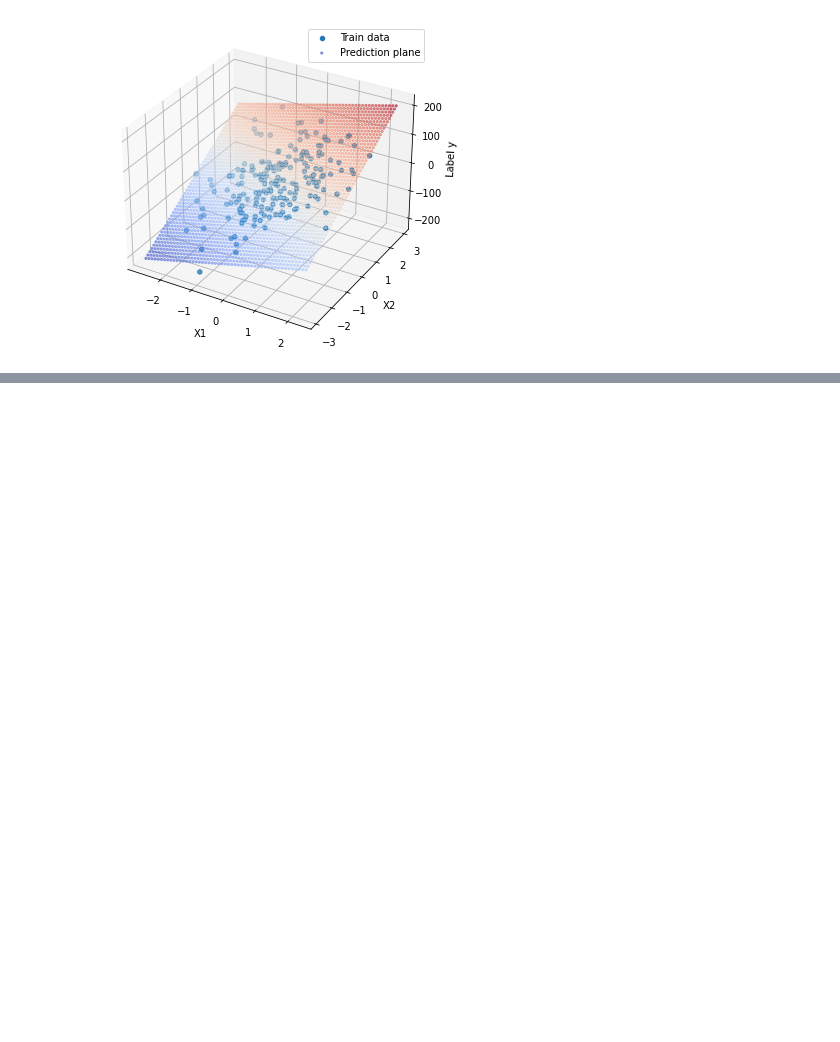
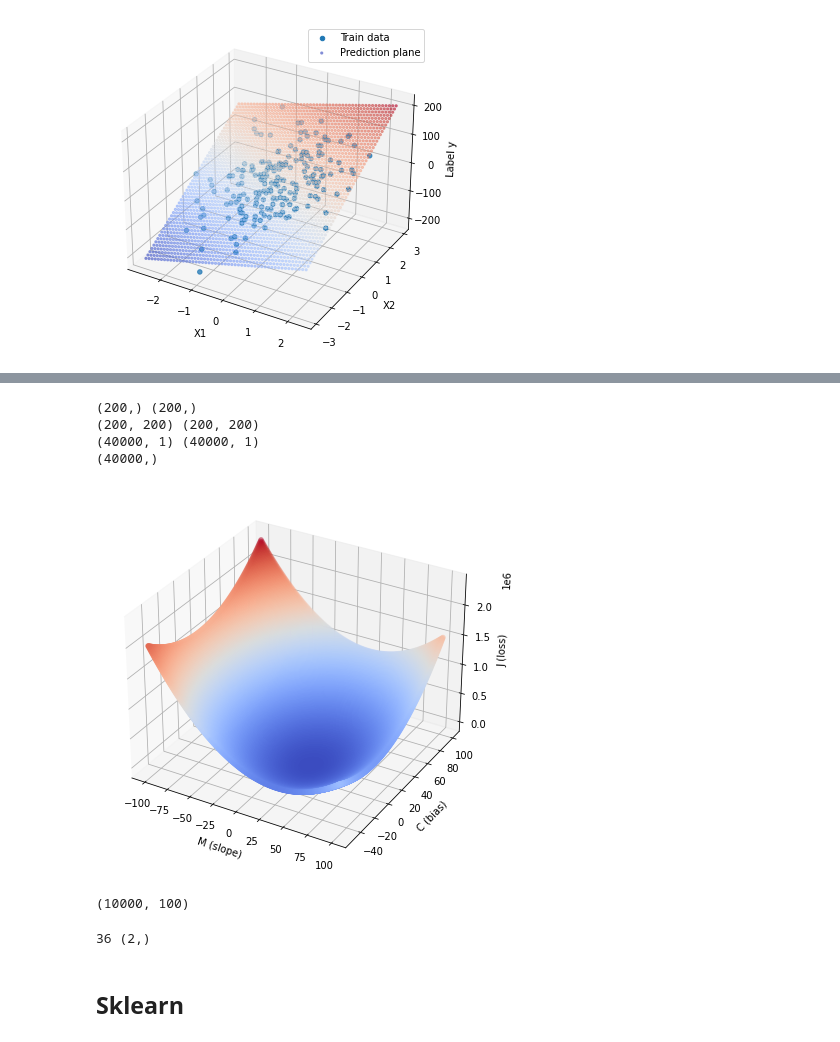
Before and after one commit to princeyyadav/CB-LV-PY-Oct21, a Jupyter notebook: DS/10 Loss Visualization/10 Visualization.ipynb, the cells around one changed output, grey strips where cells are left out. Saved outputs shown, nothing was run; the diff lists cells and outputs as text; code cells hidden in the pictures; blank space fills up the shorter version.

```diff
--- a/DS/10 Loss Visualization/10 Visualization.ipynb
+++ b/DS/10 Loss Visualization/10 Visualization.ipynb
@@ -209,0 +231,28 @@ plt.show()
+# %%
+M = np.linspace(-100, 100, 200)
+C = np.linspace(-50, 100, 200)
+print(M.shape, C.shape)
+
+M, C = np.meshgrid(M, C)
+print(M.shape, C.shape)
+
+M, C = M.reshape(-1,1), C.reshape(-1,1)
+print(M.shape, C.shape)
+
+J = loss(X, y, M, C)
+print(J.shape)
+# %% [output]
+(200,) (200,)
+(200, 200) (200, 200)
+(40000, 1) (40000, 1)
+(40000,)
+# %%
+plt.figure(figsize=(7,7))
+ax = plt.axes(projection='3d')
+ax.scatter(M, C, J, c=J, cmap = plt.cm.coolwarm)
+ax.set_xlabel("M (slope)")
+ax.set_ylabel("C (bias)")
+ax.set_zlabel("J (loss)")
+plt.show()
+# %% [output]
+[figure, added]
@@ -209,0 +265,12 @@ plt.show()
+# %%
+(y.reshape(-1,) - yhat).shape
+# %% [output]
+(10000, 100)
+# %%
+residual = []
+for m,c in zip(M,C):
+    r = (y - (m*X+c)).reshape(-1,) #- > row vector of size (2,)
+    residual.append(r)
+print(len(residual), residual[0].shape)
+# %% [output]
+36 (2,)
@@ -209,0 +279,2 @@ plt.show()
+# %% [markdown]
+## Sklearn
```
Also changed, not shown: parts of 15 cells of this notebook, 1 other file.
